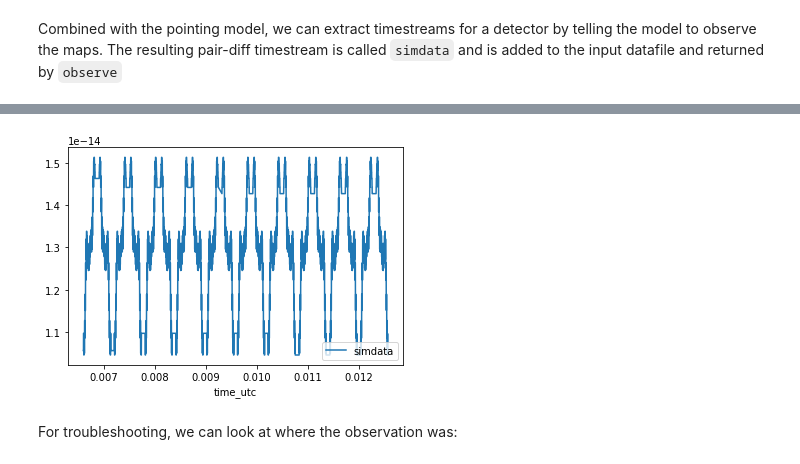
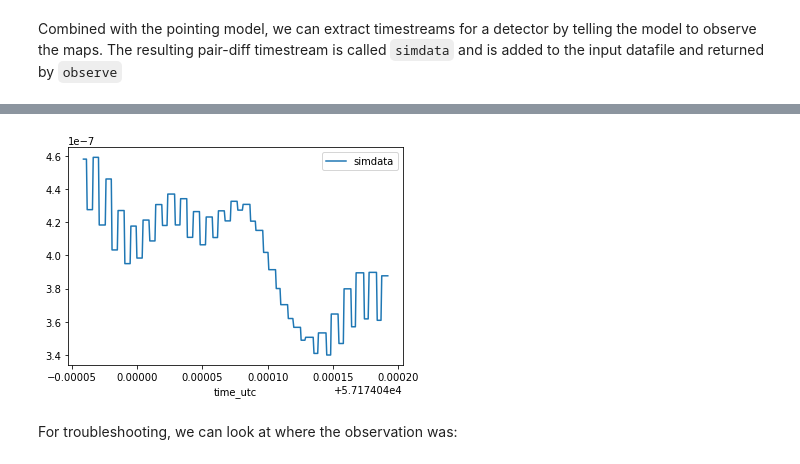
Before and after one commit to phys201/extended-beam-modeling, a Jupyter notebook: model_test.ipynb, the cells around one changed output, grey strips where cells are left out. Drawn from its saved outputs; the diff is of its cells as text; code cells hidden in the pictures.

```diff
--- a/model_test.ipynb
+++ b/model_test.ipynb
@@ -130,9 +130,6 @@ Lastly, telescope information is built into the configuration file `config.py` u
 # Load some test data
 tod_full, scans, det_info = xb.io.load_tod_file("xbmodeling/input_data/bicepkeck_tods/20150531C01_dk068_tod_singlepair.mat")
 
-# test data doesn't currently have time information, but should soon.
-tod_full["time_utc"] = np.arange(np.size(tod_full["A_sig"]))/20. / 3600 / 24 # Keck samples at 180 Hz converted to days
-
 %time tod_pointing = pnt.beam_pointing_model(tod_full, det_info)
 display(tod_pointing)
 # %% [output]
@@ -222,8 +221,12 @@ Combined with the pointing model, we can extract timestreams for a detector by t
 tod_in = xb.io.keep_scans(tod_full,scans,np.arange(20))
 
 # Make an observation
-%time tod_out = model.observe(tod_in,det_info)
-
+det_info["ukpervolt"] = np.array([1,1])
+%time tod_out = model.observe(xb.io.keep_scans(tod_full,scans,[2]),\
+                             det_info,\
+                             mainA=[1,0,0,1,1,1],\
+                             mainB=[1,5,0,1,1,1],\
+                             extended=[0.1,30,0,30,30,1],extendedopt="buddy")
 # Plot the data
 tod_out.plot(x='time_utc',y='simdata')
 print()
@@ -233,4 +236,4 @@ Wall time: 35.4 s
-[figure, old version]
+[figure, new version]
 # %% [markdown]
 For troubleshooting, we can look at where the observation was:
 # %%
```
Also changed, not shown: parts of 7 cells of this notebook, 2 other files.
